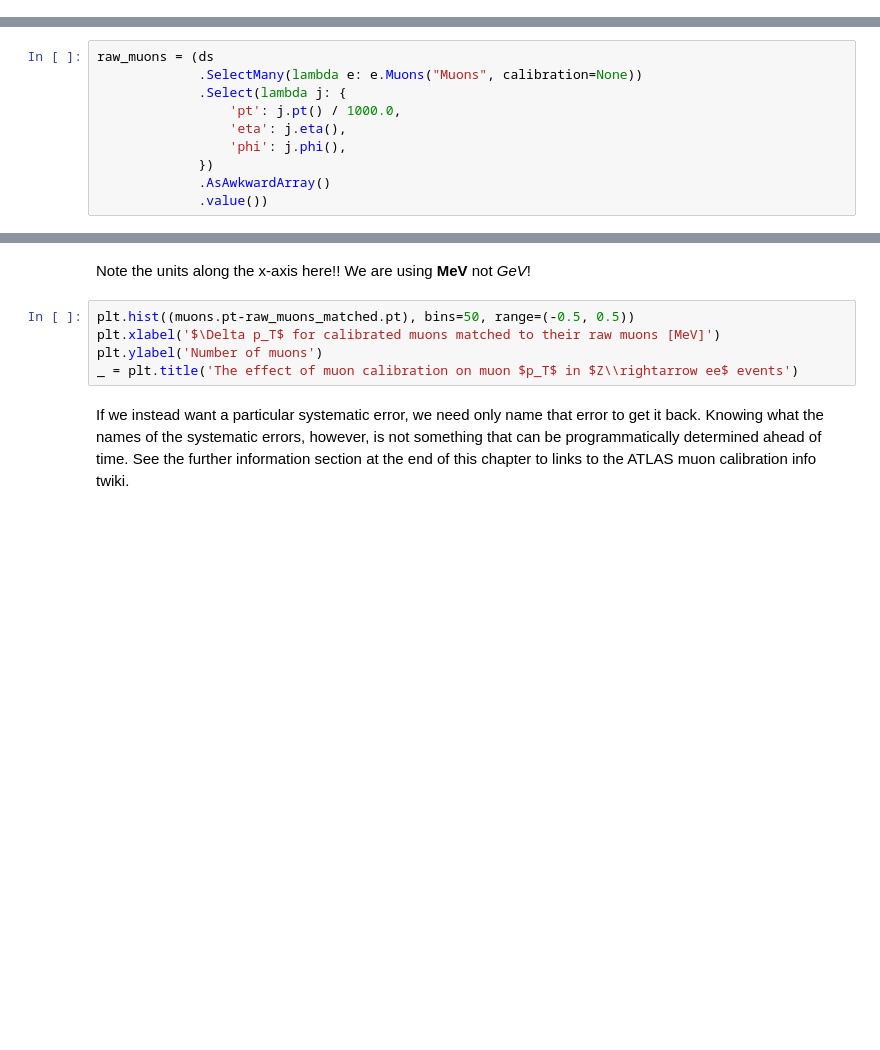
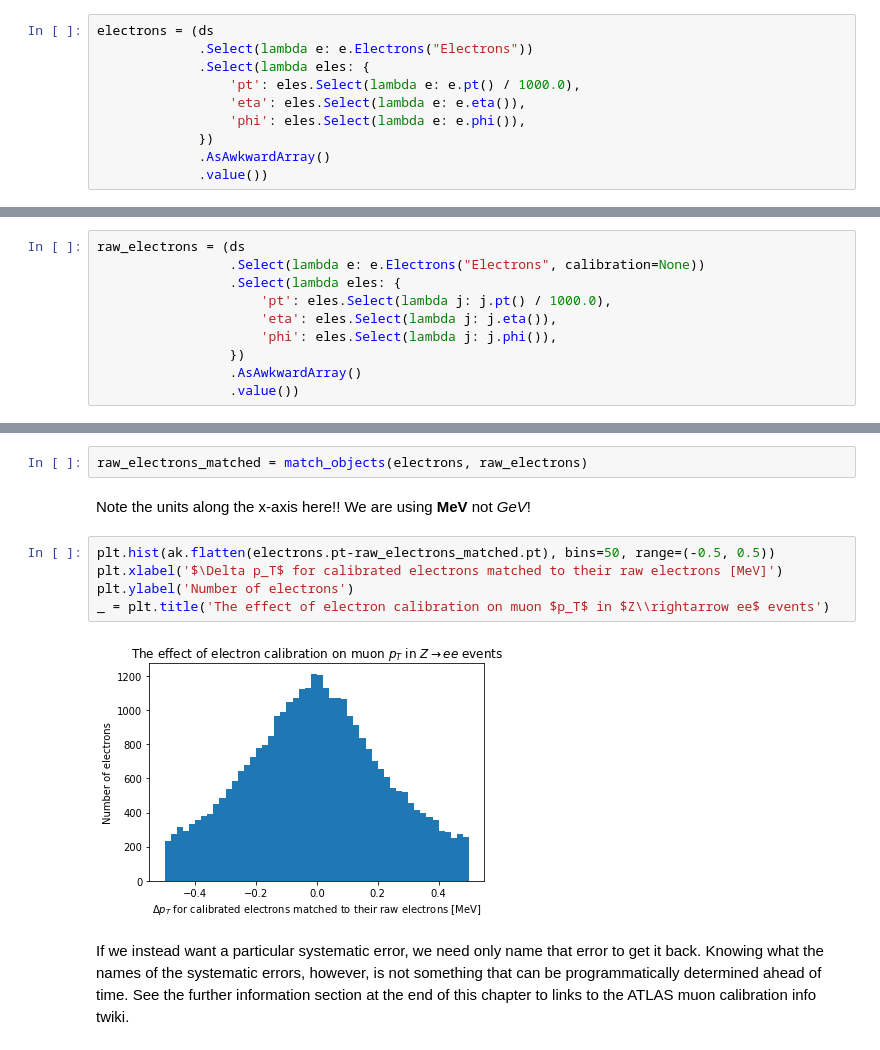
Before and after one commit to gordonwatts/xaod_usage, a Jupyter notebook: book/chapters/electrons.ipynb, the cells around one changed output, grey strips where cells are left out. Cells and saved outputs as stored; diff of their text form; blank space fills up the shorter version.

```diff
--- a/book/chapters/electrons.ipynb
+++ b/book/chapters/electrons.ipynb
@@ -73,14 +57,24 @@ with ignore_cache():
+# %%
+electrons = (ds
+             .Select(lambda e: e.Electrons("Electrons"))
+             .Select(lambda eles: {
+                 'pt': eles.Select(lambda e: e.pt() / 1000.0),
+                 'eta': eles.Select(lambda e: e.eta()),
+                 'phi': eles.Select(lambda e: e.phi()),
+             })
+             .AsAwkwardArray()
+             .value())
 # %% [markdown]
 To grab the raw jets (without calibration) we just set the `calibrated` parameter to `False` (there is very little reason one will do this normally):
 # %%
-raw_muons = (ds
-             .SelectMany(lambda e: e.Muons("Muons", calibration=None))
-             .Select(lambda j: {
-                 'pt': j.pt() / 1000.0,
-                 'eta': j.eta(),
-                 'phi': j.phi(),
-             })
-             .AsAwkwardArray()
-             .value())
+raw_electrons = (ds
+                 .Select(lambda e: e.Electrons("Electrons", calibration=None))
+                 .Select(lambda eles: {
+                     'pt': eles.Select(lambda j: j.pt() / 1000.0),
+                     'eta': eles.Select(lambda j: j.eta()),
+                     'phi': eles.Select(lambda j: j.phi()),
+                 })
+                 .AsAwkwardArray()
+                 .value())
 # %% [markdown]
 The number of raw jets and the number of calibrated jets are quite different from the number of raw jets, so we'll need to match them in $\eta$ and $\phi$:
@@ -104,10 +81,14 @@ raw_muons_matched = match(muons, raw_muons)
+# %%
+raw_electrons_matched = match_objects(electrons, raw_electrons)
 # %% [markdown]
 Note the units along the x-axis here!! We are using **MeV** not *GeV*!
 # %%
-plt.hist((muons.pt-raw_muons_matched.pt), bins=50, range=(-0.5, 0.5))
-plt.xlabel('$\Delta p_T$ for calibrated muons matched to their raw muons [MeV]')
-plt.ylabel('Number of muons')
-_ = plt.title('The effect of muon calibration on muon $p_T$ in $Z\\rightarrow ee$ events')
+plt.hist(ak.flatten(electrons.pt-raw_electrons_matched.pt), bins=50, range=(-0.5, 0.5))
+plt.xlabel('$\Delta p_T$ for calibrated electrons matched to their raw electrons [MeV]')
+plt.ylabel('Number of electrons')
+_ = plt.title('The effect of electron calibration on muon $p_T$ in $Z\\rightarrow ee$ events')
+# %% [output]
+[figure, added]
 # %% [markdown]
 If we instead want a particular systematic error, we need only name that error to get it back. Knowing what the names of the systematic errors, however, is not something that can be programmatically determined ahead of time. See the further information section at the end of this chapter to links to the ATLAS muon calibration info twiki.
 # %%
```
Also changed, not shown: parts of 16 cells of this notebook, 1 other file.
